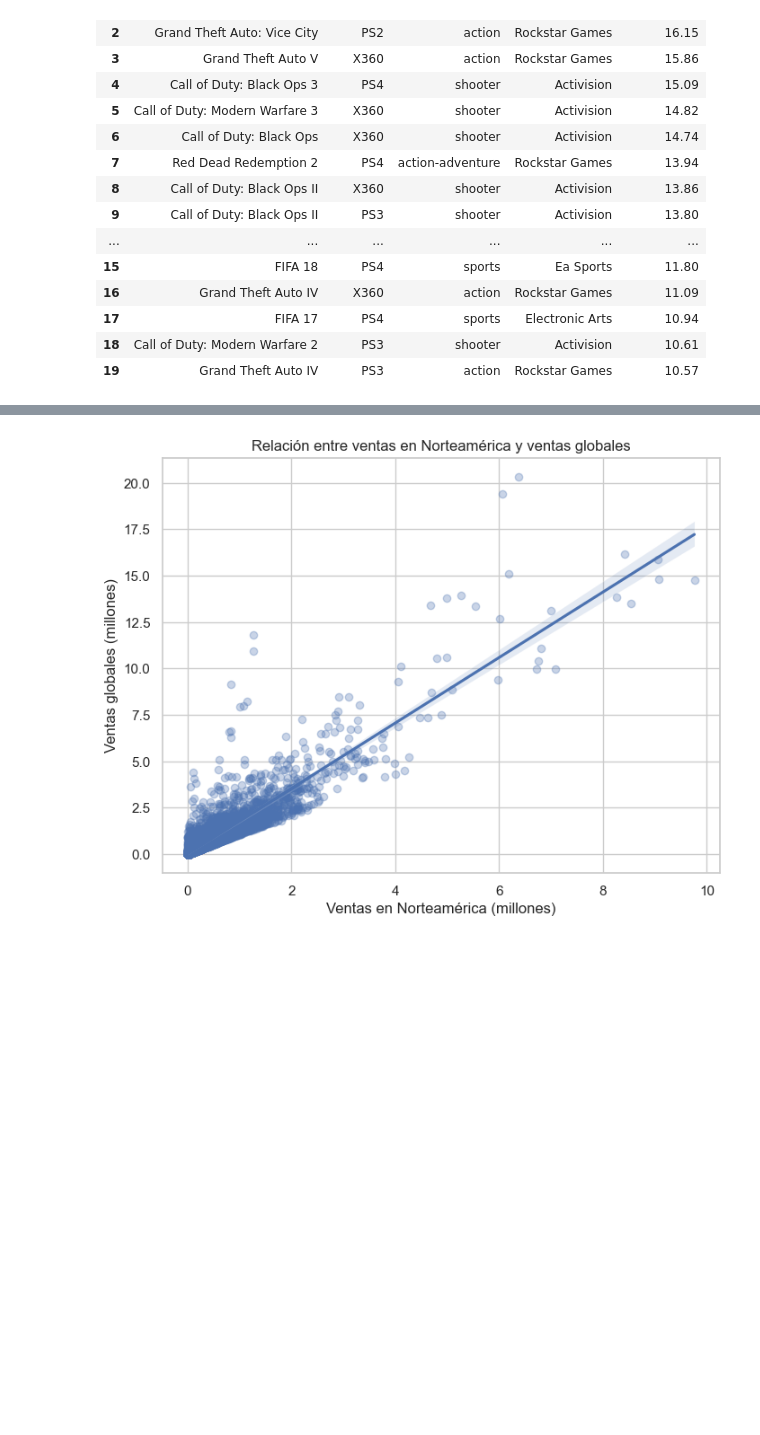
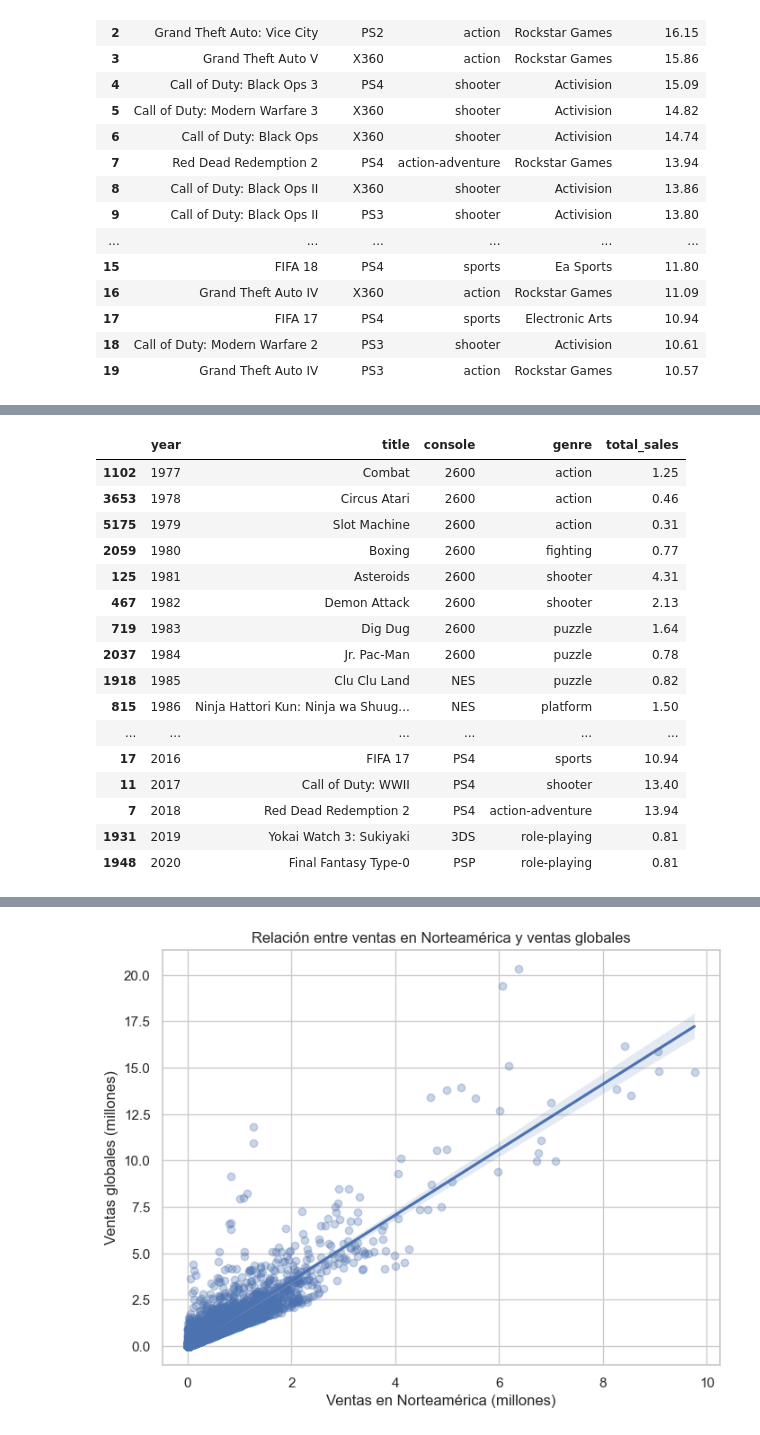
Before and after one commit to Jorge-Vilavella/Proyecto, a Jupyter notebook: notebooks/eda.ipynb, the cells around one changed output, grey strips where cells are left out. Cells and saved outputs as stored; diff of their text form; code cells hidden in the pictures; blank space fills up the shorter version.

```diff
--- a/notebooks/eda.ipynb
+++ b/notebooks/eda.ipynb
@@ -651 +827,29 @@ vista6_top20_juegos
+# %%
+# Asegurarnos de tener la columna de año
+df["release_date"] = pd.to_datetime(df["release_date"], errors="coerce")
+df_year = df.dropna(subset=["release_date"]).copy()
+df_year["year"] = df_year["release_date"].dt.year
+
+idx_max_por_año = df_year.groupby("year")["total_sales"].idxmax()
+
+vista11_top_juego_por_año = df_year.loc[idx_max_por_año, ["year", "title", "console", "genre", "total_sales"]]
+vista11_top_juego_por_año.sort_values("year")
+# %% [output]
+|  | year | title | console | genre | total_sales |
+| 1102 | 1977 | Combat | 2600 | action | 1.25 |
+| 3653 | 1978 | Circus Atari | 2600 | action | 0.46 |
+| 5175 | 1979 | Slot Machine | 2600 | action | 0.31 |
+| 2059 | 1980 | Boxing | 2600 | fighting | 0.77 |
+| 125 | 1981 | Asteroids | 2600 | shooter | 4.31 |
+| 467 | 1982 | Demon Attack | 2600 | shooter | 2.13 |
+| 719 | 1983 | Dig Dug | 2600 | puzzle | 1.64 |
+| 2037 | 1984 | Jr. Pac-Man | 2600 | puzzle | 0.78 |
+| 1918 | 1985 | Clu Clu Land | NES | puzzle | 0.82 |
+| 815 | 1986 | Ninja Hattori Kun: Ninja wa Shuug... | NES | platform | 1.50 |
+| ... | ... | ... | ... | ... | ... |
+| 17 | 2016 | FIFA 17 | PS4 | sports | 10.94 |
+| 11 | 2017 | Call of Duty: WWII | PS4 | shooter | 13.40 |
+| 7 | 2018 | Red Dead Redemption 2 | PS4 | action-adventure | 13.94 |
+| 1931 | 2019 | Yokai Watch 3: Sukiyaki | 3DS | role-playing | 0.81 |
+| 1948 | 2020 | Final Fantasy Type-0 | PSP | role-playing | 0.81 |
 # %%
```
Also changed, not shown: parts of 28 cells of this notebook.
